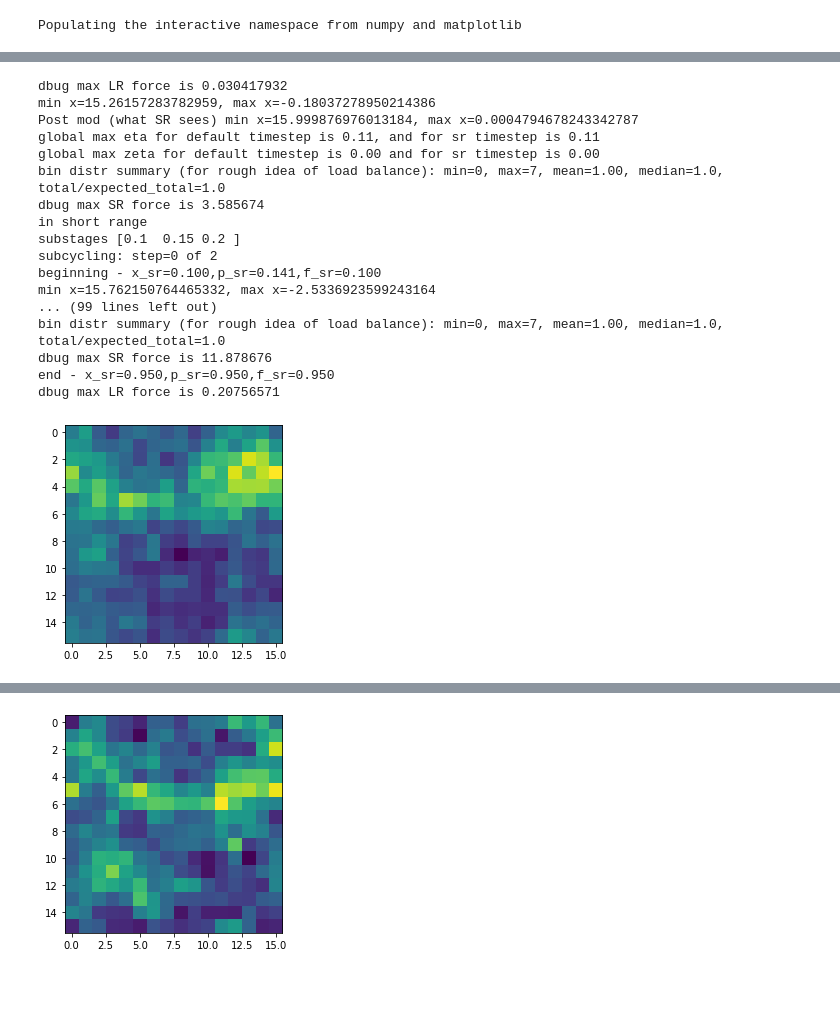
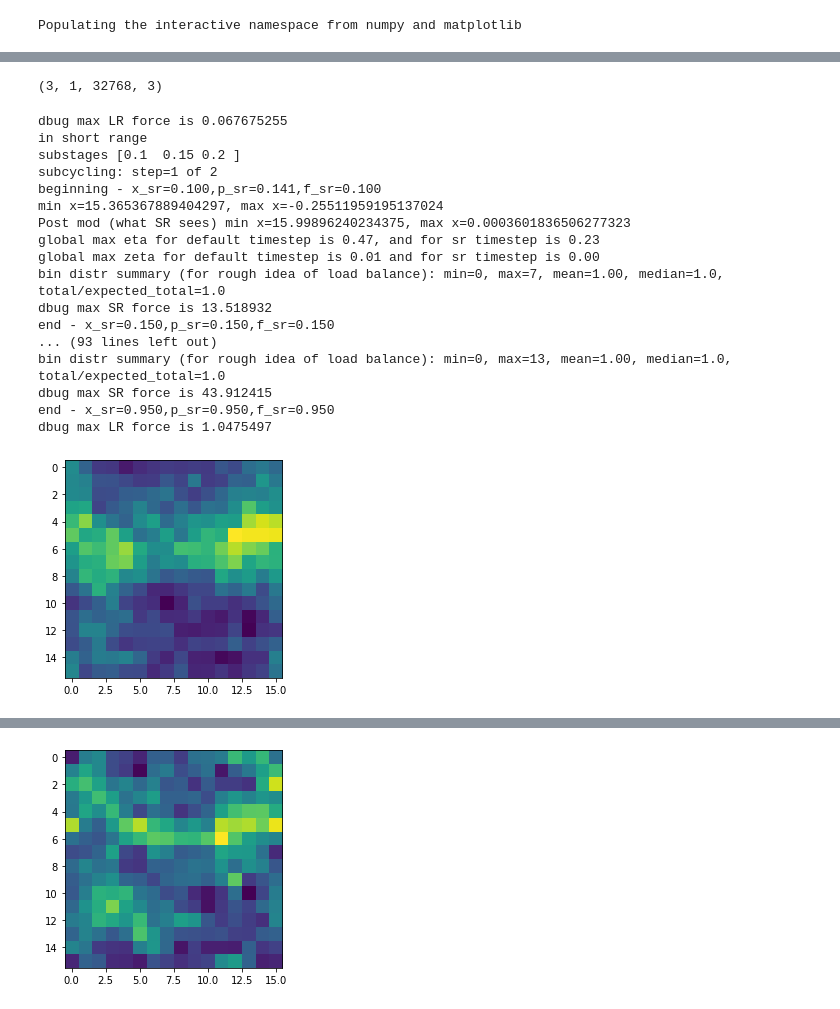
Before and after one commit to jmsull/flowpm, a Jupyter notebook: notebooks/check_particles.ipynb, the cells around one changed output, grey strips where cells are left out. Saved outputs shown, nothing was run; the diff lists cells and outputs as text; code cells hidden in the pictures.

```diff
--- a/notebooks/check_particles.ipynb
+++ b/notebooks/check_particles.ipynb
@@ -30,18 +30,34 @@ state = flowpm.lpt_init(initial_conditions, a0=0.1)
 state32 = flowpm.lpt_init(initial_conditions32, a0=0.1)
 
 
-# # Evolve particles down to z=0
-final_state = flowpm.nbody(state, stages, 16,short_range=False)
-final_state32 = flowpm.nbody(state32, stages, 32,short_range=False)
+# # # Evolve particles down to z=0
+nc=32
+# final_state = flowpm.nbody(state, stages, 16 ,short_range=False,split=0)
+# final_state2 = flowpm.nbody(state, stages, 16, short_range=False,pm_nc_factor=2,split=0)
+# final_state16 = flowpm.nbody(state, stages, 16, short_range=False,pm_nc_factor=16,split=0)
+# nc=32
+# final_state = flowpm.nbody(state32, stages, 32 ,short_range=False)
+# final_state2 = flowpm.nbody(state32, stages, 32, short_range=False,pm_nc_factor=2)
+# final_state4 = flowpm.nbody(state32, stages, 32, short_range=False,pm_nc_factor=4)
+
+# final_state32 = flowpm.nbody(state32, stages, 32,short_range=False)
 
 
-# # Retrieve final density field
-final_field = flowpm.cic_paint(tf.zeros_like(initial_conditions), final_state[0])
-final_field32 = flowpm.cic_paint(tf.zeros_like(initial_conditions32), final_state32[0])
+# # # Retrieve final density field
+# final_field = flowpm.cic_paint(tf.zeros_like(initial_conditions), final_state[0])
+# final_field2 = flowpm.cic_paint(tf.zeros_like(initial_conditions), final_state2[0])
+# final_field16 = flowpm.cic_paint(tf.zeros_like(initial_conditions), final_state16[0])
+# final_field32 = flowpm.cic_paint(tf.zeros_like(initial_conditions32), final_state32[0])
 
 with tf.Session() as sess:
-    state_l = sess.run(final_state)
-    sim_l = sess.run(final_field)
-    state_l32 = sess.run(final_state32)
-    sim_l32 = sess.run(final_field32)
+#     state_l = sess.run(final_state)
+#     sim_l = sess.run(final_field)
+#     state_l2 = sess.run(final_state2)
+#     sim_l2 = sess.run(final_field2)
+#     state_l4 = sess.run(final_state4)
+#     sim_l4 = sess.run(final_field4)
+#     state_l16 = sess.run(final_state16)
+#     sim_l16 = sess.run(final_field16)
+#     state_l32 = sess.run(final_state32)
+#     sim_l32 = sess.run(final_field32)
 # %% [output]
@@ -67,0 +103,4 @@ dbug max LR force is 0.10166875
+# %%
+print(state_l.shape)
+# %% [output]
+(3, 1, 32768, 3)
@@ -68,7 +109,7 @@ dbug max LR force is 0.10166875
 # %%
 #Try the short range
 # Evolve particles down to z=0
-final_state_s = flowpm.nbody(state, stages, 16,short_range=True,cm_scale=1,eps_s=.1,nsubcycles = 2,split=2)
+final_state_s = flowpm.nbody(state, stages, 16,short_range=True,cm_scale=1,eps_s=.1,nsubcycles = 2,split=1)
 
 # Retrieve final density field
 final_field_s = flowpm.cic_paint(tf.zeros_like(initial_conditions), final_state_s[0])
@@ -77,26 +118,28 @@ with tf.Session() as sess:
     state_s= sess.run(final_state_s)
     sim_s= sess.run(final_field_s)
 # %% [output]
-dbug max LR force is 0.030417932
-min x=15.26157283782959, max x=-0.18037278950214386
-Post mod (what SR sees) min x=15.999876976013184, max x=0.0004794678243342787
-global max eta for default timestep is 0.11, and for sr timestep is 0.11
-global max zeta for default timestep is 0.00 and for sr timestep is 0.00
-bin distr summary (for rough idea of load balance): min=0, max=7, mean=1.00, median=1.0, total/expected_total=1.0
-dbug max SR force is 3.585674
+dbug max LR force is 0.067675255
 in short range
 substages [0.1  0.15 0.2 ]
-subcycling: step=0 of 2
+subcycling: step=1 of 2
 beginning - x_sr=0.100,p_sr=0.141,f_sr=0.100
-min x=15.762150764465332, max x=-2.5336923599243164
-... (99 lines left out)
+min x=15.365367889404297, max x=-0.25511959195137024
+Post mod (what SR sees) min x=15.99896240234375, max x=0.0003601836506277323
+global max eta for default timestep is 0.47, and for sr timestep is 0.23
+global max zeta for default timestep is 0.01 and for sr timestep is 0.00
 bin distr summary (for rough idea of load balance): min=0, max=7, mean=1.00, median=1.0, total/expected_total=1.0
-dbug max SR force is 11.878676
+dbug max SR force is 13.518932
+end - x_sr=0.150,p_sr=0.150,f_sr=0.150
+... (93 lines left out)
+bin distr summary (for rough idea of load balance): min=0, max=13, mean=1.00, median=1.0, total/expected_total=1.0
+dbug max SR force is 43.912415
 end - x_sr=0.950,p_sr=0.950,f_sr=0.950
-dbug max LR force is 0.20756571
+dbug max LR force is 1.0475497
 # %%
 #visually comparing one-step fields
 imshow(sim_s[0].sum(axis=0))
 plt.show()
+
+splitv = 1/2
 # %% [output]
-[figure, old version]
+[figure, new version]
```
Also changed, not shown: parts of 7 cells of this notebook, 11 other files.
